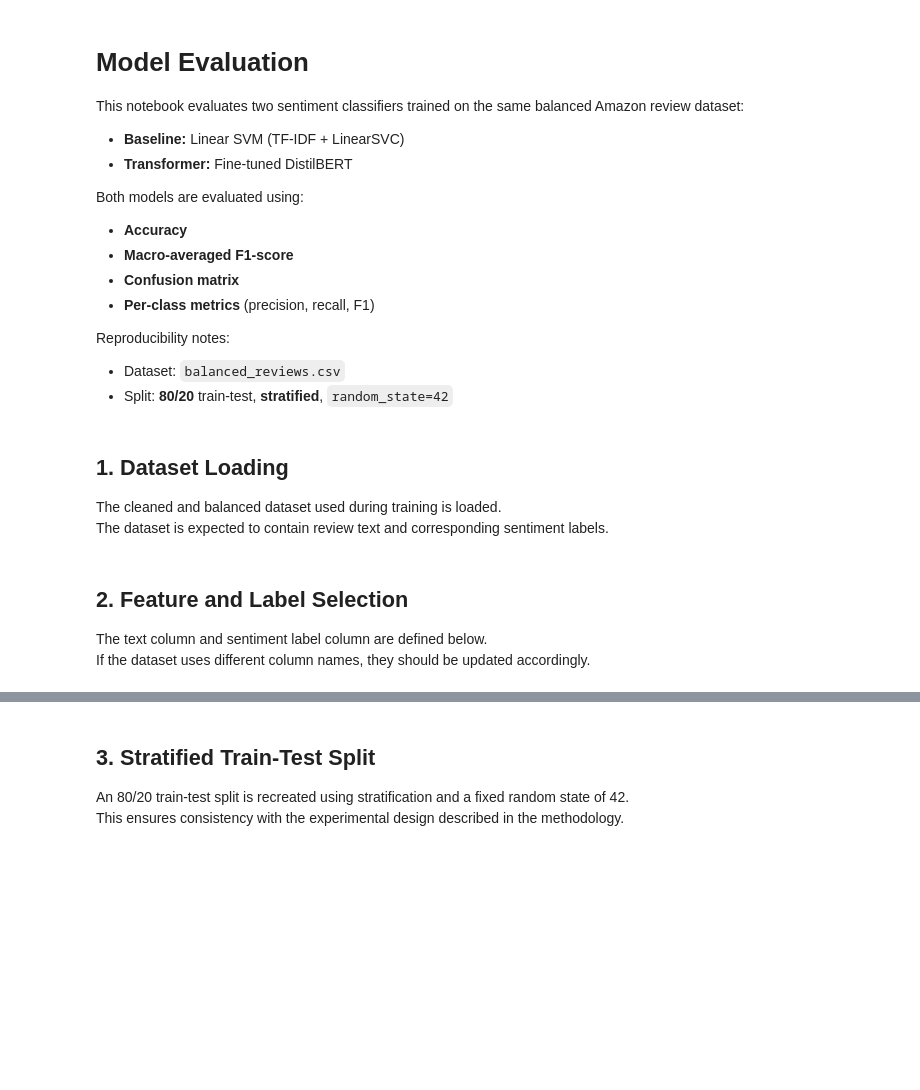
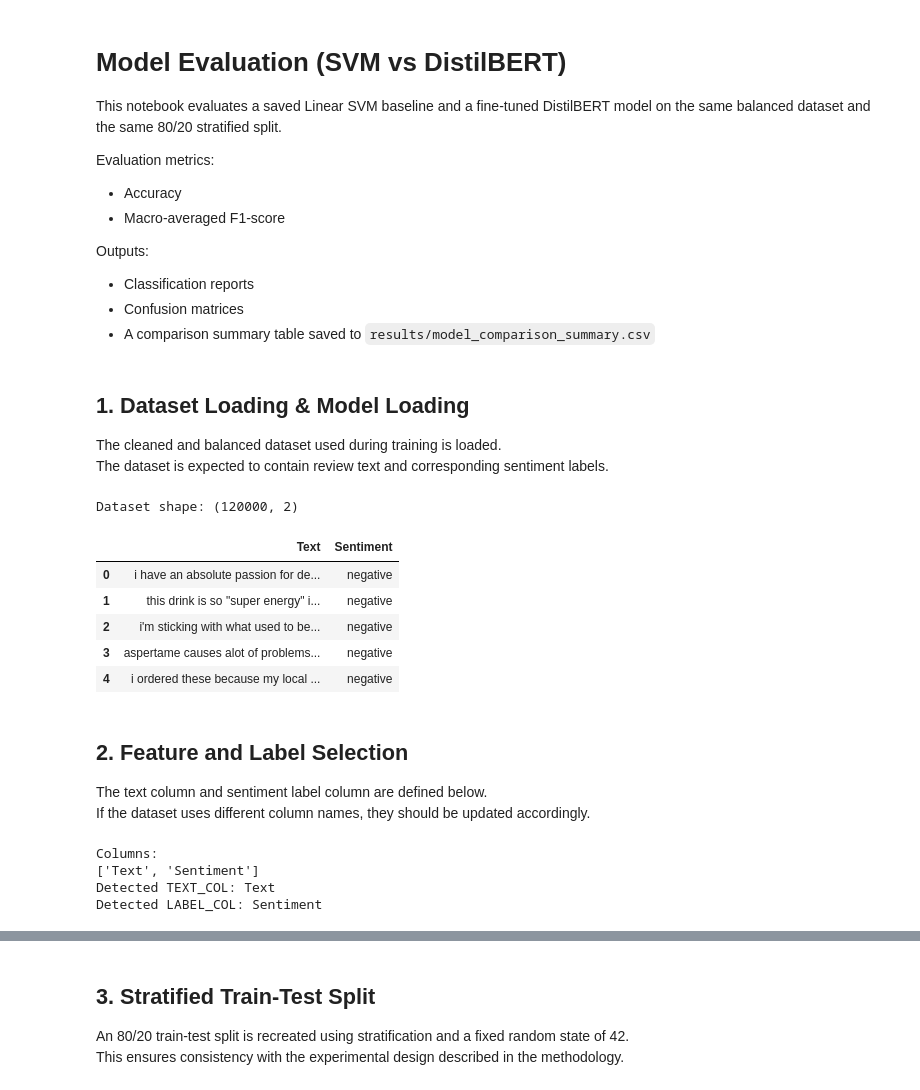
Before and after one commit to tamasfried/AmazonSentimentAnalysis, a Jupyter notebook: notebooks/model_evaluation.ipynb, the cells around one changed output, grey strips where cells are left out. Cells and saved outputs as stored; diff of their text form; code cells hidden in the pictures; blank space fills up the shorter version.

```diff
--- a/notebooks/model_evaluation.ipynb
+++ b/notebooks/model_evaluation.ipynb
@@ -1,18 +1,15 @@
 # %% [markdown]
-# Model Evaluation
-This notebook evaluates two sentiment classifiers trained on the same balanced Amazon review dataset:
+# Model Evaluation (SVM vs DistilBERT)
 
-- **Baseline:** Linear SVM (TF-IDF + LinearSVC)
-- **Transformer:** Fine-tuned DistilBERT
+This notebook evaluates a saved Linear SVM baseline and a fine-tuned DistilBERT model on the same balanced dataset and the same 80/20 stratified split.
 
-Both models are evaluated using:
-- **Accuracy**
-- **Macro-averaged F1-score**
-- **Confusion matrix**
-- **Per-class metrics** (precision, recall, F1)
+Evaluation metrics:
+- Accuracy
+- Macro-averaged F1-score
 
-Reproducibility notes:
-- Dataset: `balanced_reviews.csv`
-- Split: **80/20** train-test, **stratified**, `random_state=42`
+Outputs:
+- Classification reports
+- Confusion matrices
+- A comparison summary table saved to `results/model_comparison_summary.csv`
 # %%
 # Imports
@@ -29,10 +31,66 @@ import matplotlib.pyplot as plt
 # %% [markdown]
-## 1. Dataset Loading
+## 1. Dataset Loading & Model Loading
 
 The cleaned and balanced dataset used during training is loaded.
 The dataset is expected to contain review text and corresponding sentiment labels.
+# %%
+# Paths and configuration
+
+DATA_PATH = Path("../data/balanced_reviews.csv")
+
+SVM_MODEL_PATH = Path("../models/svm_baseline/linear_svm.joblib")
+SVM_VECT_PATH  = Path("../models/svm_baseline/tfidf_vectorizer.joblib")
+
+DISTILBERT_DIR = Path("../models/distilbert_sentiment")
+LABEL_MAP_PATH = DISTILBERT_DIR / "label_map.json"
+
+RANDOM_STATE = 42
+TEST_SIZE = 0.2
+
+BATCH_SIZE = 32
+MAX_LENGTH = 128
+# %%
+# Load dataset
+
+df = pd.read_csv(DATA_PATH)
+
+print("Dataset shape:", df.shape)
+df.head()
+# %% [output]
+Dataset shape: (120000, 2)
+|  | Text | Sentiment |
+| 0 | i have an absolute passion for de... | negative |
+| 1 | this drink is so "super energy" i... | negative |
+| 2 | i'm sticking with what used to be... | negative |
+| 3 | aspertame causes alot of problems... | negative |
+| 4 | i ordered these because my local ... | negative |
 # %% [markdown]
 ## 2. Feature and Label Selection
 
 The text column and sentiment label column are defined below.
 If the dataset uses different column names, they should be updated accordingly.
+# %%
+# Inspect column names
+print("Columns:")
+print(df.columns.tolist())
+
+# Attempt automatic detection
+text_candidates = ["text", "review", "review_text", "content", "Text", "ReviewText"]
+label_candidates = ["sentiment", "label", "Sentiment", "Label", "target", "class"]
+
+def pick_column(candidates, columns):
+    for c in candidates:
+        if c in columns:
+            return c
+    return None
+
+TEXT_COL = pick_column(text_candidates, df.columns)
+LABEL_COL = pick_column(label_candidates, df.columns)
+
+print("Detected TEXT_COL:", TEXT_COL)
+print("Detected LABEL_COL:", LABEL_COL)
+# %% [output]
+Columns:
+['Text', 'Sentiment']
+Detected TEXT_COL: Text
+Detected LABEL_COL: Sentiment
```
Also changed, not shown: parts of 7 cells of this notebook, 1 other file.
